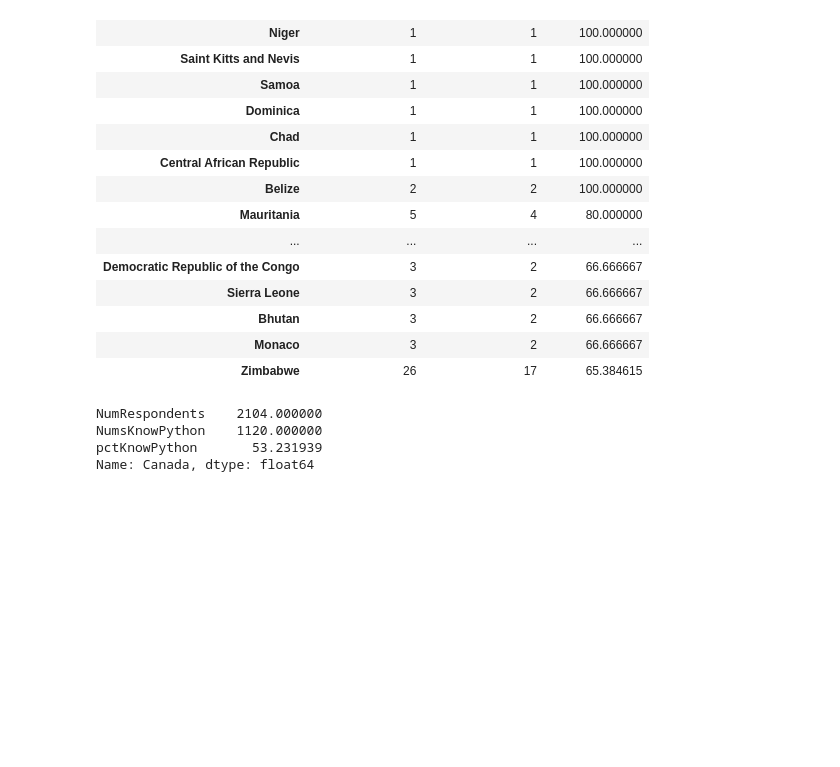
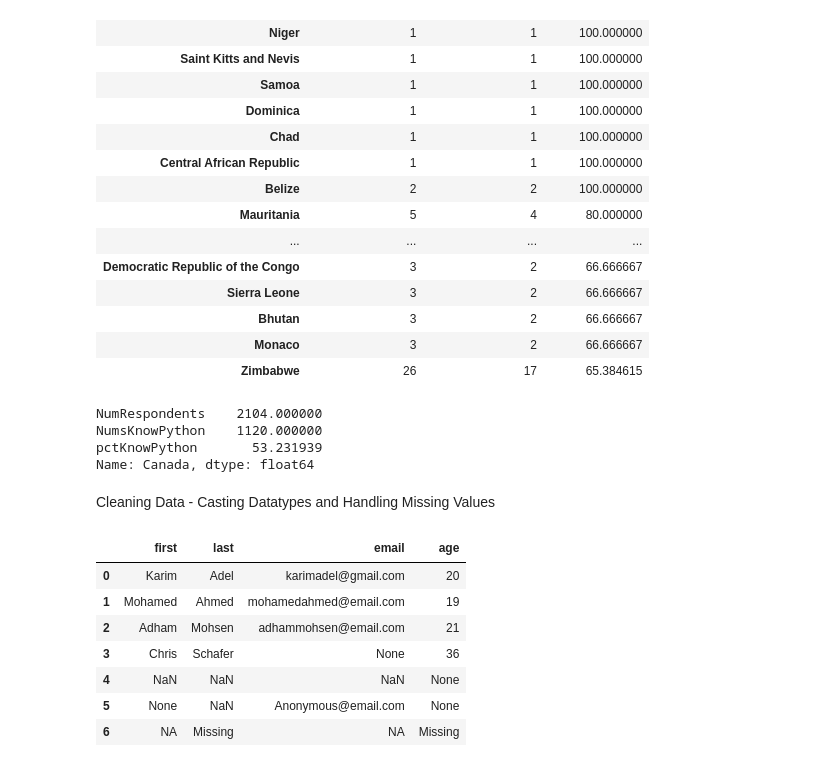
Before and after one commit to kareem121004/PythonDataScienceHub, a Jupyter notebook: Pandas/Pandas_Tutorial.ipynb, the cells around one changed output. Saved outputs shown, nothing was run; the diff lists cells and outputs as text; code cells hidden in the pictures; blank space fills up the shorter version.

```diff
--- a/Pandas/Pandas_Tutorial.ipynb
+++ b/Pandas/Pandas_Tutorial.ipynb
@@ -1381,3 +1381,5 @@ NumRespondents    2104.000000
 NumsKnowPython    1120.000000
 pctKnowPython       53.231939
 Name: Canada, dtype: float64
+# %% [markdown]
+Cleaning Data - Casting Datatypes and Handling Missing Values
@@ -1383,0 +1388,19 @@ Name: Canada, dtype: float64
+# %%
+people = {
+    'first': ['Karim', 'Mohamed', 'Adham', 'Chris', np.nan, None, 'NA'],
+    'last': ['Adel', 'Ahmed', 'Mohsen', 'Schafer', np.nan, np.nan, 'Missing'],
+    'email': ['karimadel@gmail.com', 'mohamedahmed@email.com', 'adhammohsen@email.com', None, np.nan, 'Anonymous@email.com', 'NA'],
+    'age': ['20', '19', '21', '36', None, None, 'Missing']
+}
+df = pd.DataFrame(people)
+# %%
+df
+# %% [output]
+|  | first | last | email | age |
+| 0 | Karim | Adel | karimadel@gmail.com | 20 |
+| 1 | Mohamed | Ahmed | mohamedahmed@email.com | 19 |
+| 2 | Adham | Mohsen | adhammohsen@email.com | 21 |
+| 3 | Chris | Schafer | None | 36 |
+| 4 | NaN | NaN | NaN | None |
+| 5 | None | NaN | Anonymous@email.com | None |
+| 6 | NA | Missing | NA | Missing |
```
Also changed, not shown: parts of 25 cells of this notebook.
